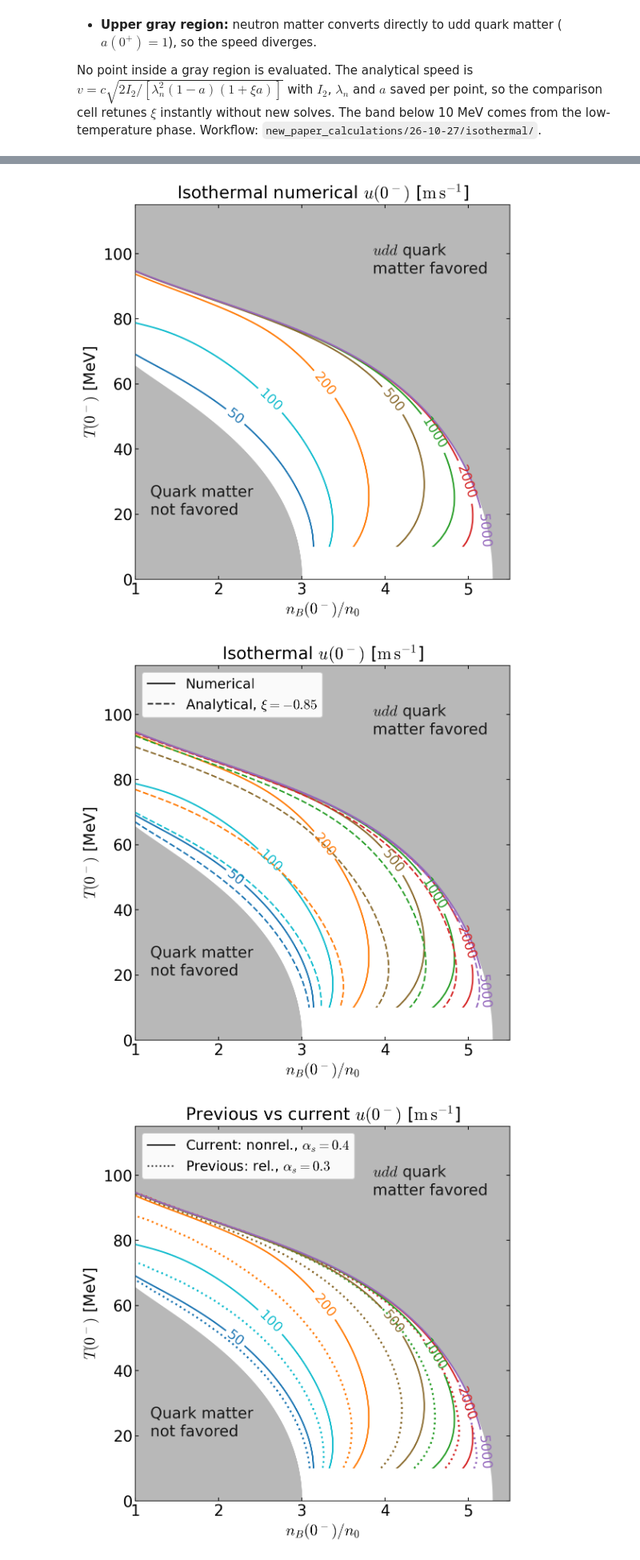
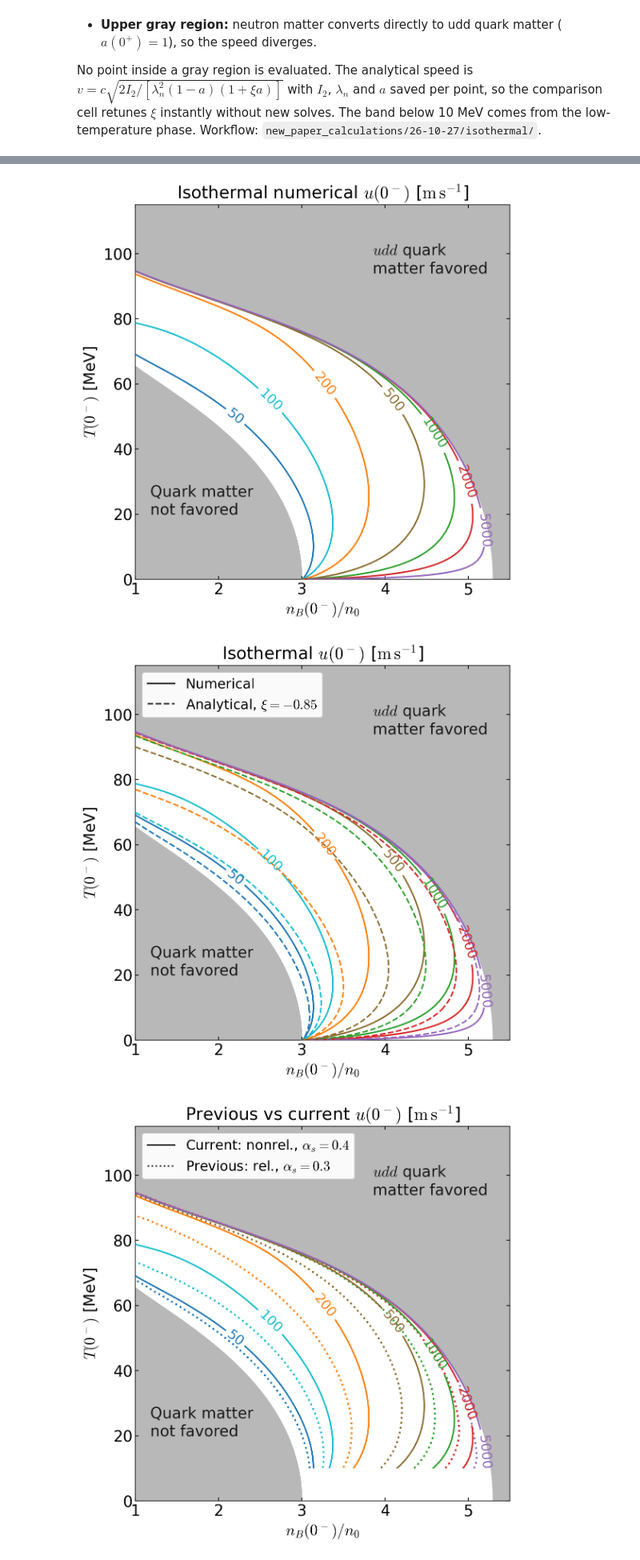
Before and after one commit to JiazhenShao/RMFsolver, a Jupyter notebook: 26-10-27-isothermal.ipynb, the cells around one changed output, grey strips where cells are left out. Shown at 80% size. Drawn from its saved outputs; the diff is of its cells as text; code cells hidden in the pictures.

```diff
--- a/26-10-27-isothermal.ipynb
+++ b/26-10-27-isothermal.ipynb
@@ -40,6 +40,15 @@ for level, entry in iso_plot.coverage(numerical_highT, iso_common.LEVELS_HIGH).i
     for reason in entry["missing"].values():
         missing[reason] = missing.get(reason, 0) + 1
     print(f"  numerical {level:6g} m/s: bracketed on {len(entry['bracketed'])} rays; missing {missing}")
+
+# Low-temperature row mesh (0.01-10 MeV), drawn below 10 MeV when present.
+low_T_paths = {m: WORKFLOW / f"lowT/isothermal-lowT-{m}.npy" for m in ("numerical", "analytic")}
+numerical_lowT, analytic_lowT = (iso_common.load(p) if p.is_file() else None for p in low_T_paths.values())
+xi_cache_lowT = iso_xi.build_cache(analytic_lowT) if analytic_lowT is not None else None
+for name, payload in (("numerical low T", numerical_lowT), ("analytic low T", analytic_lowT)):
+    if payload is not None:
+        statuses = payload["status"].astype(str)
+        print(f"{name}: { {s: int(np.sum(statuses == s)) for s in np.unique(statuses)} }")
 # %% [output]
 numerical: {np.str_('accepted'): 2282, np.str_('outside_panel'): 58, np.str_('unresolved'): 9}
 analytic: {np.str_('accepted'): 2291, np.str_('outside_panel'): 58}
@@ -99,9 +110,10 @@ TICKS_RIGHT = True
 TICK_LENGTH = 4
 TICK_WIDTH = 0.9
 SPINE_LINE_WIDTH = 0.8
-HIGH_T_CLIP_MEV = 10.0
+HIGH_T_CLIP_MEV = 10.0   # polar mesh above, row mesh below
 RADIAL_UPSAMPLE = 8   # display-only PCHIP refinement along rays in -ln(1-f)
-OUTPUT_STEM = "local_analysis_results/26-10-27/isothermal-highT-numerical"
+LOW_T_UPSAMPLE = 8    # display-only PCHIP refinement along rows in logit(f)
+OUTPUT_STEM = "local_analysis_results/26-10-27/isothermal-numerical-linear"
 
 style = dict(iso_plot.LINEAR_REFERENCE_STYLE)
 style.update({key.lower(): value for key, value in list(globals().items())
@@ -112,11 +124,16 @@ with mpl.rc_context(rc):
     iso_plot.draw_background(axis, boundary_curves, style)
     iso_plot.draw_contours(axis, numerical_highT, T_range=(HIGH_T_CLIP_MEV, np.inf), style=style,
                            radial_upsample=RADIAL_UPSAMPLE)
+    if numerical_lowT is not None:
+        iso_plot.draw_row_contours(axis, numerical_lowT, VELOCITY_CONTOUR_LEVELS_M_S, VELOCITY_CONTOUR_COLORS,
+                                   VELOCITY_CONTOUR_LINE_STYLE, VELOCITY_CONTOUR_LINE_WIDTH, CONTOUR_ZORDER,
+                                   T_range=(Y_LIMITS_MEV[0], HIGH_T_CLIP_MEV), x_limits=X_LIMITS,
+                                   radial_upsample=LOW_T_UPSAMPLE)
     iso_plot.finish_axes(axis, style)
     iso_plot.export(figure, ROOT / OUTPUT_STEM, style)
     plt.show()
 # %% [output]
-[figure, old version]
+[figure, new version]
 # %%
 # Tunable plotting parameters
 VELOCITY_CONTOUR_LEVELS_M_S = (50.0, 100.0, 200.0, 500.0, 1000.0, 2000.0, 5000.0)
@@ -170,35 +187,43 @@ XI = -0.85
 HIGH_T_CLIP_MEV = 10.0
 RADIAL_UPSAMPLE = 8   # display-only PCHIP refinement along rays in -ln(1-f)
 TITLE = 'Isothermal $u(0^-)$ [$\\mathrm{m\\,s^{-1}}$]'
 ANALYTICAL_LINE_STYLE = '--'
 NUMERICAL_LINE_STYLE = '-'
 LEGEND_LOCATION = 'upper left'
 LEGEND_FONT_SIZE = 16
 LEGEND_HANDLE_COLOR = '0.15'
-OUTPUT_STEM = "local_analysis_results/26-10-27/isothermal-highT-comparison"
+LOW_T_UPSAMPLE = 8    # display-only PCHIP refinement along rows in logit(f)
+OUTPUT_STEM = "local_analysis_results/26-10-27/isothermal-comparison-linear"
 
 style = dict(iso_plot.LINEAR_REFERENCE_STYLE)
 style.update({key.lower(): value for key, value in list(globals().items())
               if key.isupper() and key.lower() in style})
 analytic_retuned = dict(analytic_highT, speed_m_s=iso_xi.retune(xi_cache_highT, XI))
 
 figure, axis, rc = iso_plot.new_axes(style)
 with mpl.rc_context(rc):
     iso_plot.draw_background(axis, boundary_curves, style)
     iso_plot.draw_contours(axis, numerical_highT, T_range=(HIGH_T_CLIP_MEV, np.inf), style=style,
                            line_style=NUMERICAL_LINE_STYLE, radial_upsample=RADIAL_UPSAMPLE)
     iso_plot.draw_contours(axis, analytic_retuned, T_range=(HIGH_T_CLIP_MEV, np.inf), style=style,
                            line_style=ANALYTICAL_LINE_STYLE, label=False,
                            radial_upsample=RADIAL_UPSAMPLE)
+    if numerical_lowT is not None:
+        analytic_lowT_retuned = dict(analytic_lowT, speed_m_s=iso_xi.retune(xi_cache_lowT, XI))
+        for payload, line_style in ((numerical_lowT, NUMERICAL_LINE_STYLE), (analytic_lowT_retuned, ANALYTICAL_LINE_STYLE)):
+            iso_plot.draw_row_contours(axis, payload, VELOCITY_CONTOUR_LEVELS_M_S, VELOCITY_CONTOUR_COLORS,
+                                       line_style, VELOCITY_CONTOUR_LINE_WIDTH, CONTOUR_ZORDER,
+                                       T_range=(Y_LIMITS_MEV[0], HIGH_T_CLIP_MEV), x_limits=X_LIMITS,
+                                       radial_upsample=LOW_T_UPSAMPLE)
     iso_plot.method_legend(axis, [("Numerical", NUMERICAL_LINE_STYLE),
                                   (rf"Analytical, $\xi={XI:g}$", ANALYTICAL_LINE_STYLE)],
                            font_size=LEGEND_FONT_SIZE, location=LEGEND_LOCATION, color=LEGEND_HANDLE_COLOR,
                            line_width=VELOCITY_CONTOUR_LINE_WIDTH)
     iso_plot.finish_axes(axis, style, title=TITLE)
     iso_plot.export(figure, ROOT / OUTPUT_STEM, style)
     plt.show()
 # %% [output]
-[figure, old version]
+[figure, new version]
 # %%
 # Tunable plotting parameters
 VELOCITY_CONTOUR_LEVELS_M_S = (50.0, 100.0, 200.0, 500.0, 1000.0, 2000.0, 5000.0)
```
Also changed, not shown: parts of 3 cells of this notebook, 29 other files.
